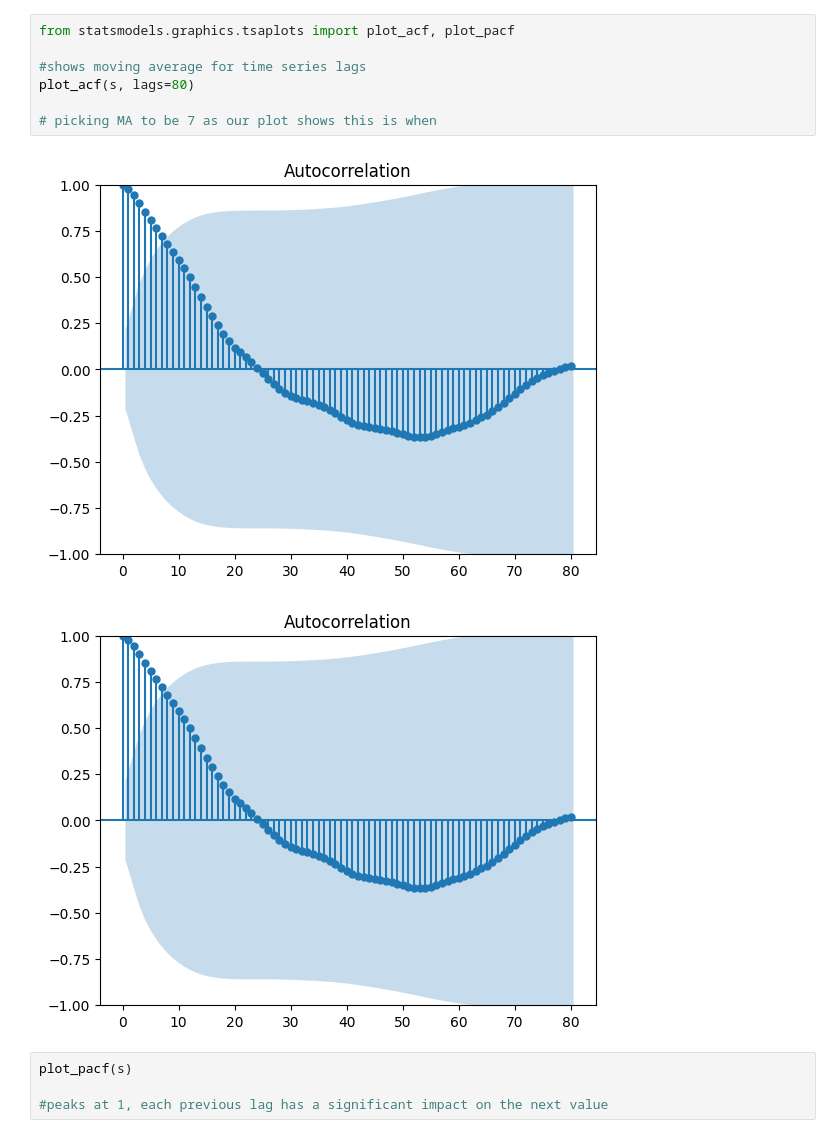
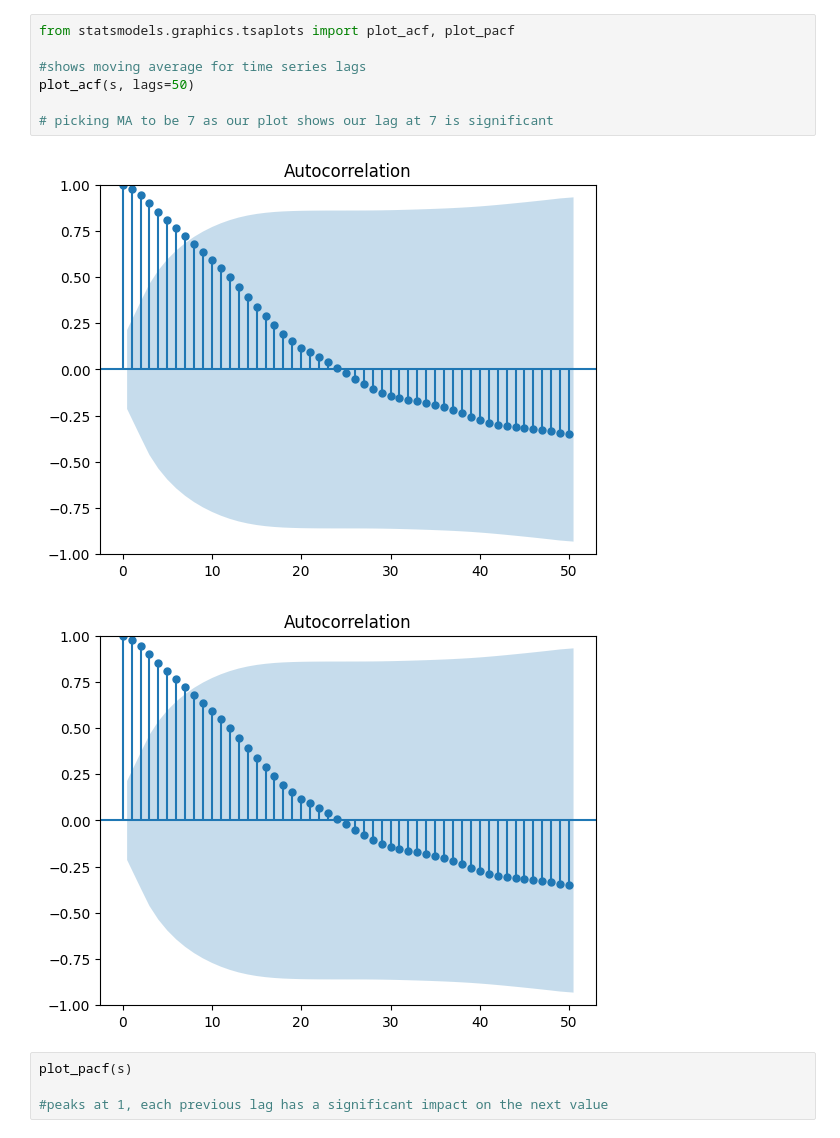
Before and after one commit to kevinserr/Time_Series_Forecast_of_Homelessness_in_NYC_with_Local_Model_Deployment, a Jupyter notebook: python/model_training.ipynb, the cells around one changed output. Drawn from its saved outputs; the diff is of its cells as text.

```diff
--- a/python/model_training.ipynb
+++ b/python/model_training.ipynb
@@ -93,13 +174,13 @@ plt.show()
 # %%
 from statsmodels.graphics.tsaplots import plot_acf, plot_pacf
 
 #shows moving average for time series lags
-plot_acf(s, lags=80)
+plot_acf(s, lags=50)
 
-# picking MA to be 7 as our plot shows this is when
+# picking MA to be 7 as our plot shows our lag at 7 is significant
 # %% [output]
-[figure, old version]
+[figure, new version]
-[figure, old version]
+[figure, new version]
 # %%
 plot_pacf(s)
 
```
Also changed, not shown: parts of 42 cells of this notebook.
